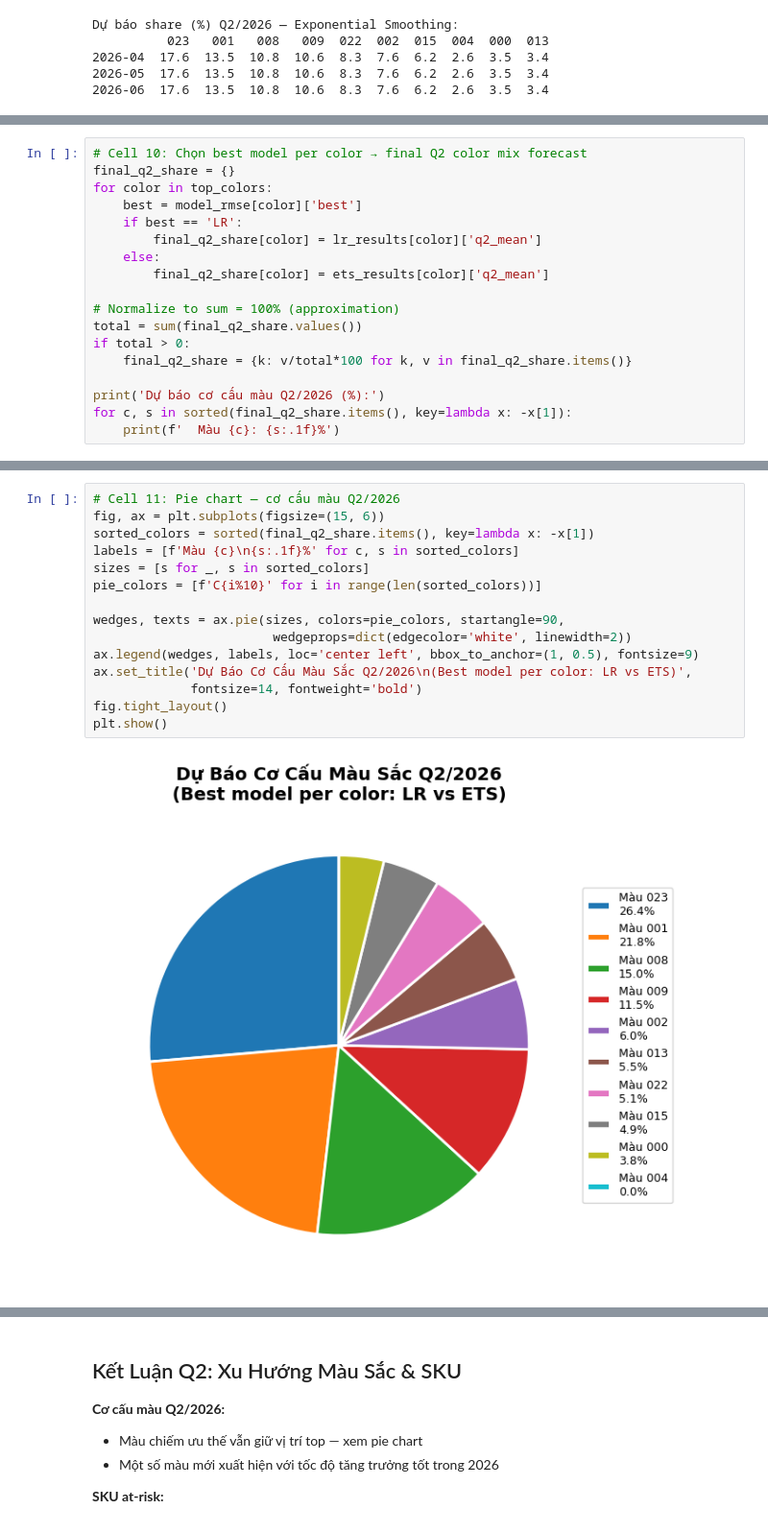
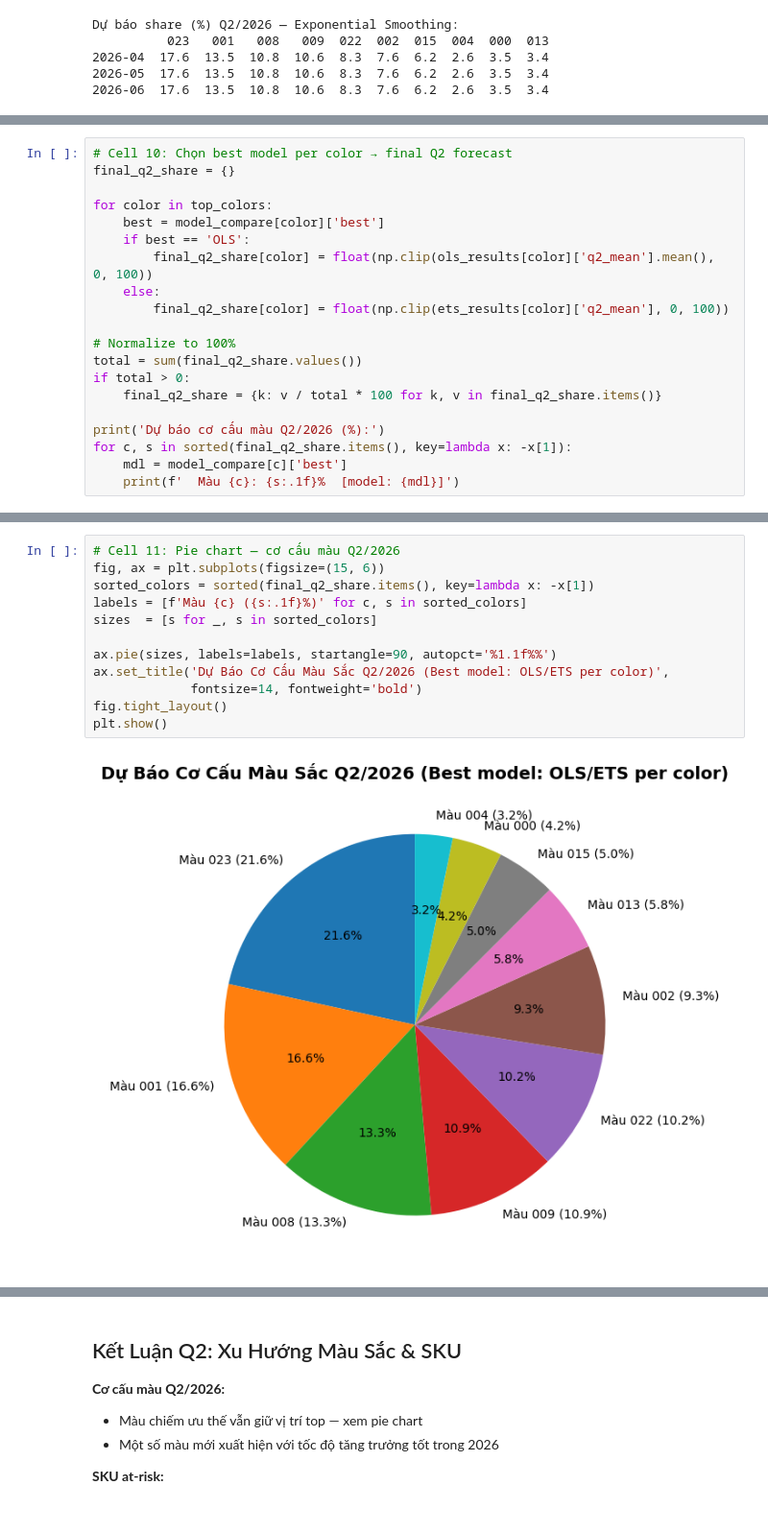
Before and after one commit to TruongDev24/tnbike-analytics-final, a Jupyter notebook: notebooks/02_q2_color_sku.ipynb, the cells around one changed output, grey strips where cells are left out. Shown at 96% size. Saved outputs shown, nothing was run; the diff lists cells and outputs as text.

```diff
--- a/notebooks/02_q2_color_sku.ipynb
+++ b/notebooks/02_q2_color_sku.ipynb
@@ -220,20 +257,22 @@ RMSE per model per color (in-sample):
 # %%
-# Cell 10: Chọn best model per color → final Q2 color mix forecast
+# Cell 10: Chọn best model per color → final Q2 forecast
 final_q2_share = {}
+
 for color in top_colors:
-    best = model_rmse[color]['best']
-    if best == 'LR':
-        final_q2_share[color] = lr_results[color]['q2_mean']
+    best = model_compare[color]['best']
+    if best == 'OLS':
+        final_q2_share[color] = float(np.clip(ols_results[color]['q2_mean'].mean(), 0, 100))
     else:
-        final_q2_share[color] = ets_results[color]['q2_mean']
+        final_q2_share[color] = float(np.clip(ets_results[color]['q2_mean'], 0, 100))
 
-# Normalize to sum = 100% (approximation)
+# Normalize to 100%
 total = sum(final_q2_share.values())
 if total > 0:
-    final_q2_share = {k: v/total*100 for k, v in final_q2_share.items()}
+    final_q2_share = {k: v / total * 100 for k, v in final_q2_share.items()}
 
 print('Dự báo cơ cấu màu Q2/2026 (%):')
 for c, s in sorted(final_q2_share.items(), key=lambda x: -x[1]):
-    print(f'  Màu {c}: {s:.1f}%')
+    mdl = model_compare[c]['best']
+    print(f'  Màu {c}: {s:.1f}%  [model: {mdl}]')
 # %% [output]
 Dự báo cơ cấu màu Q2/2026 (%):
@@ -250,19 +289,16 @@ Dự báo cơ cấu màu Q2/2026 (%):
 # %%
 # Cell 11: Pie chart — cơ cấu màu Q2/2026
 fig, ax = plt.subplots(figsize=(15, 6))
 sorted_colors = sorted(final_q2_share.items(), key=lambda x: -x[1])
-labels = [f'Màu {c}\n{s:.1f}%' for c, s in sorted_colors]
-sizes = [s for _, s in sorted_colors]
-pie_colors = [f'C{i%10}' for i in range(len(sorted_colors))]
+labels = [f'Màu {c} ({s:.1f}%)' for c, s in sorted_colors]
+sizes  = [s for _, s in sorted_colors]
 
-wedges, texts = ax.pie(sizes, colors=pie_colors, startangle=90,
-                        wedgeprops=dict(edgecolor='white', linewidth=2))
-ax.legend(wedges, labels, loc='center left', bbox_to_anchor=(1, 0.5), fontsize=9)
-ax.set_title('Dự Báo Cơ Cấu Màu Sắc Q2/2026\n(Best model per color: LR vs ETS)',
+ax.pie(sizes, labels=labels, startangle=90, autopct='%1.1f%%')
+ax.set_title('Dự Báo Cơ Cấu Màu Sắc Q2/2026 (Best model: OLS/ETS per color)',
              fontsize=14, fontweight='bold')
 fig.tight_layout()
 plt.show()
 # %% [output]
-[figure, old version]
+[figure, new version]
 # %%
 # Cell 12: SKU-level trend slope (r03 XGBoost SKU pattern)
```
Also changed, not shown: parts of 14 cells of this notebook.
